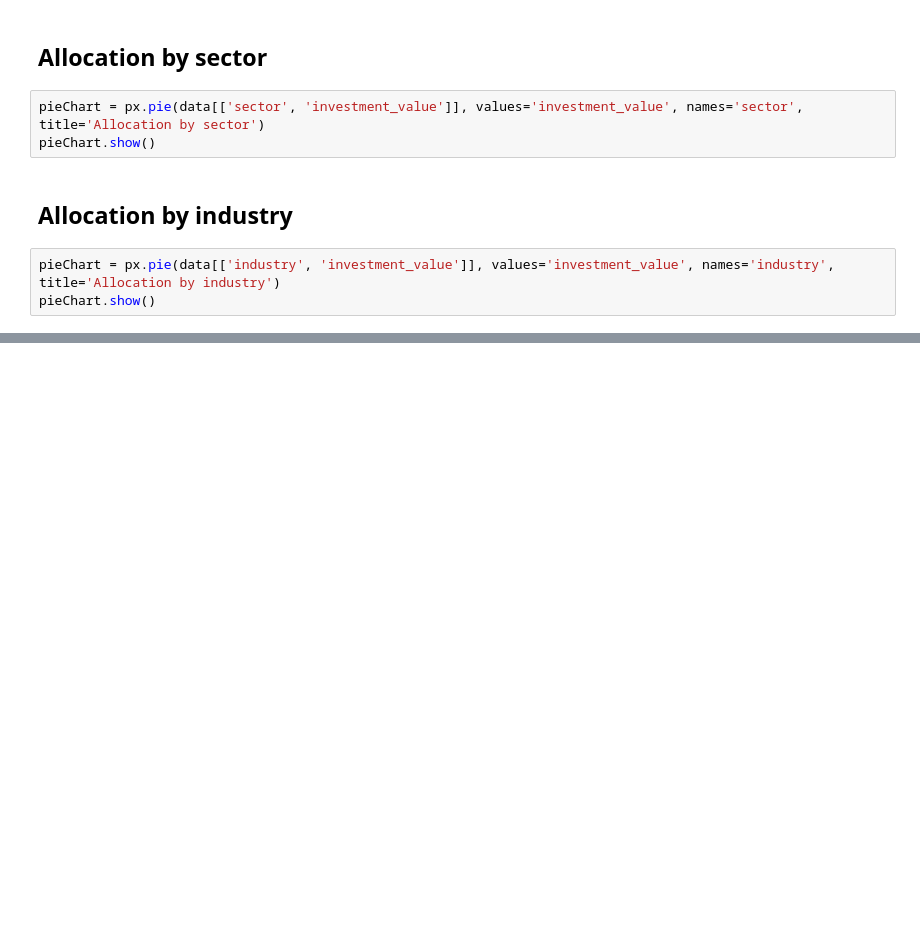
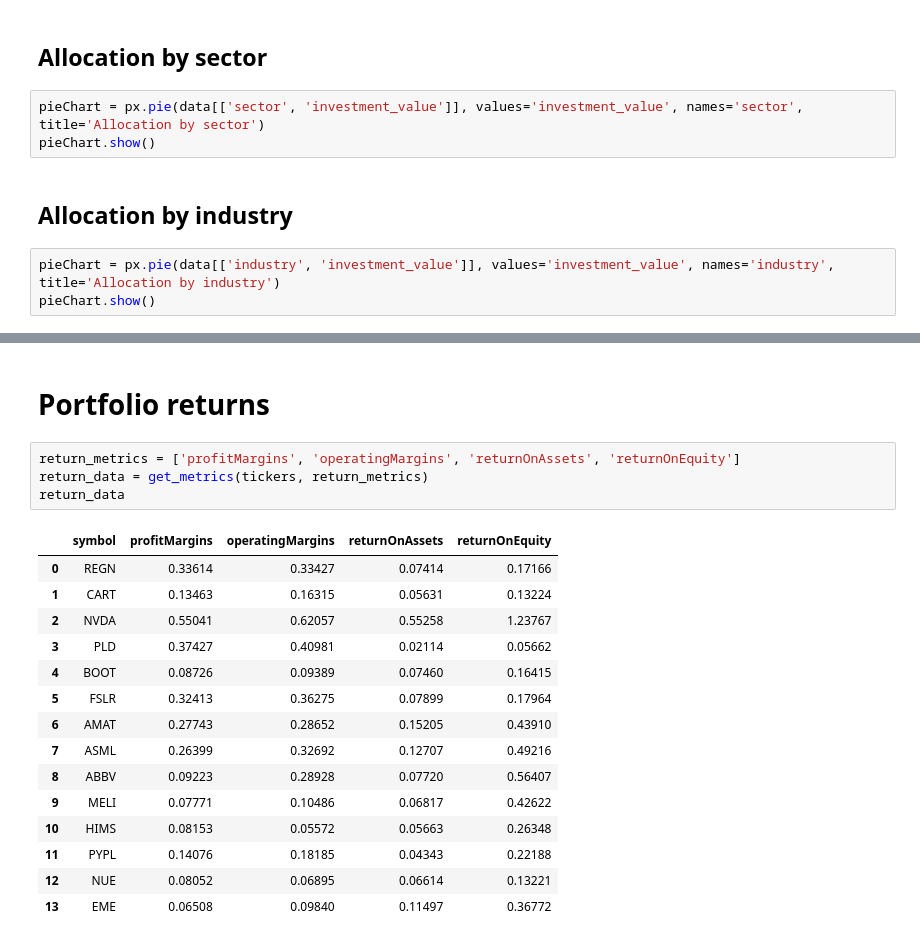
Before and after one commit to fadlalla0/MyInvesment, a Jupyter notebook: portfolio_analysis.ipynb, the cells around one changed output, grey strips where cells are left out. Saved outputs shown, nothing was run; the diff lists cells and outputs as text; blank space fills up the shorter version.

```diff
--- a/portfolio_analysis.ipynb
+++ b/portfolio_analysis.ipynb
@@ -37,0 +95,22 @@ pieChart.show()
+# %% [markdown]
+# Portfolio returns
+# %%
+return_metrics = ['profitMargins', 'operatingMargins', 'returnOnAssets', 'returnOnEquity']
+return_data = get_metrics(tickers, return_metrics)
+return_data
+# %% [output]
+|  | symbol | profitMargins | operatingMargins | returnOnAssets | returnOnEquity |
+| 0 | REGN | 0.33614 | 0.33427 | 0.07414 | 0.17166 |
+| 1 | CART | 0.13463 | 0.16315 | 0.05631 | 0.13224 |
+| 2 | NVDA | 0.55041 | 0.62057 | 0.55258 | 1.23767 |
+| 3 | PLD | 0.37427 | 0.40981 | 0.02114 | 0.05662 |
+| 4 | BOOT | 0.08726 | 0.09389 | 0.07460 | 0.16415 |
+| 5 | FSLR | 0.32413 | 0.36275 | 0.07899 | 0.17964 |
+| 6 | AMAT | 0.27743 | 0.28652 | 0.15205 | 0.43910 |
+| 7 | ASML | 0.26399 | 0.32692 | 0.12707 | 0.49216 |
+| 8 | ABBV | 0.09223 | 0.28928 | 0.07720 | 0.56407 |
+| 9 | MELI | 0.07771 | 0.10486 | 0.06817 | 0.42622 |
+| 10 | HIMS | 0.08153 | 0.05572 | 0.05663 | 0.26348 |
+| 11 | PYPL | 0.14076 | 0.18185 | 0.04343 | 0.22188 |
+| 12 | NUE | 0.08052 | 0.06895 | 0.06614 | 0.13221 |
+| 13 | EME | 0.06508 | 0.09840 | 0.11497 | 0.36772 |
```
Also changed, not shown: parts of 9 cells of this notebook, 3 other files.
